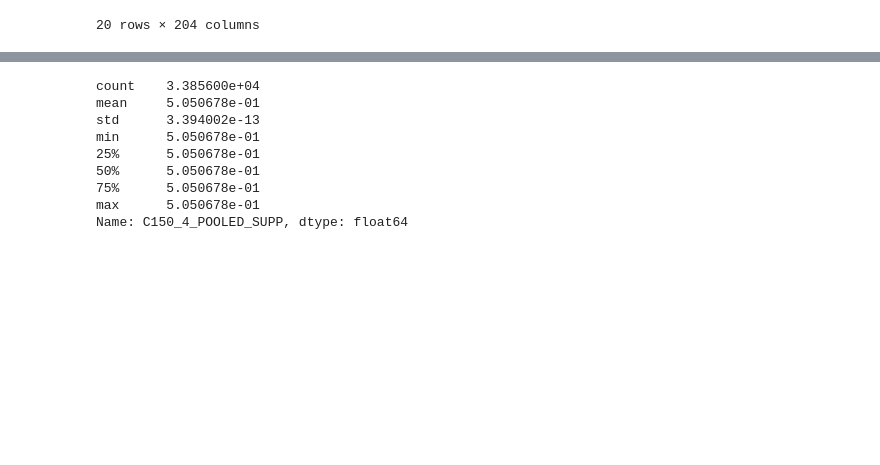
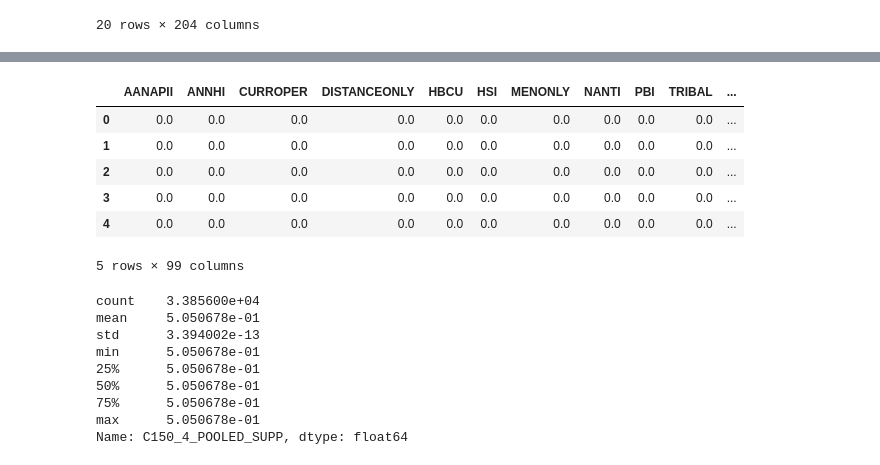
Before and after one commit to jeswan/post-secondary-education, a Jupyter notebook: khas_engineering.ipynb, the cells around one changed output, grey strips where cells are left out. Cells and saved outputs as stored; diff of their text form; code cells hidden in the pictures; blank space fills up the shorter version.

```diff
--- a/khas_engineering.ipynb
+++ b/khas_engineering.ipynb
@@ -83,0 +64,2 @@ df_bin.reset_index(inplace = True)
+# %%
+df_no_scale.reset_index(inplace = True, drop = True)
@@ -84,3 +76,13 @@ df_bin.reset_index(inplace = True)
+# %%
+df_no_scale.head()
+# %% [output]
+|  | AANAPII | ANNHI | CURROPER | DISTANCEONLY | HBCU | HSI | MENONLY | NANTI | PBI | TRIBAL | ... |
+| 0 | 0.0 | 0.0 | 0.0 | 0.0 | 0.0 | 0.0 | 0.0 | 0.0 | 0.0 | 0.0 | ... |
+| 1 | 0.0 | 0.0 | 0.0 | 0.0 | 0.0 | 0.0 | 0.0 | 0.0 | 0.0 | 0.0 | ... |
+| 2 | 0.0 | 0.0 | 0.0 | 0.0 | 0.0 | 0.0 | 0.0 | 0.0 | 0.0 | 0.0 | ... |
+| 3 | 0.0 | 0.0 | 0.0 | 0.0 | 0.0 | 0.0 | 0.0 | 0.0 | 0.0 | 0.0 | ... |
+| 4 | 0.0 | 0.0 | 0.0 | 0.0 | 0.0 | 0.0 | 0.0 | 0.0 | 0.0 | 0.0 | ... |
+5 rows × 99 columns
 # %%
 df_scale['C150_4_POOLED_SUPP'].describe()
 # %% [output]
```
Also changed, not shown: parts of 12 cells of this notebook, 2 other files.
